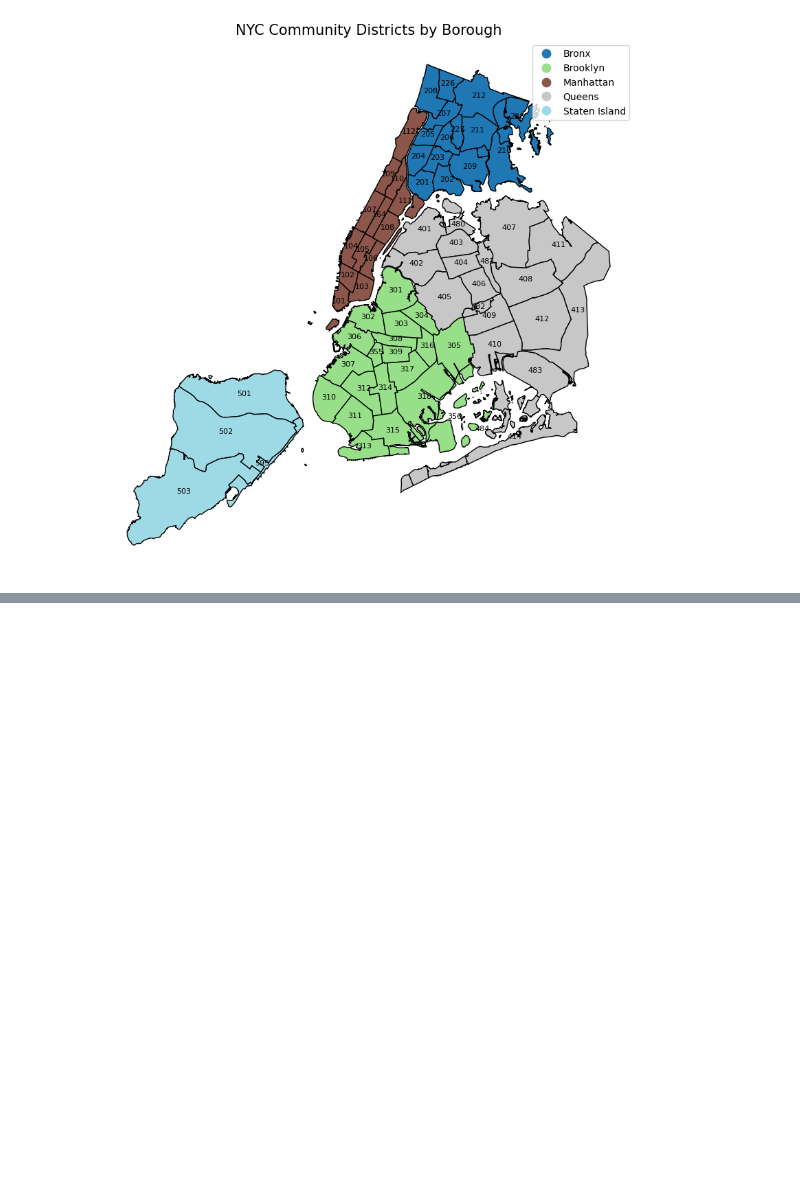
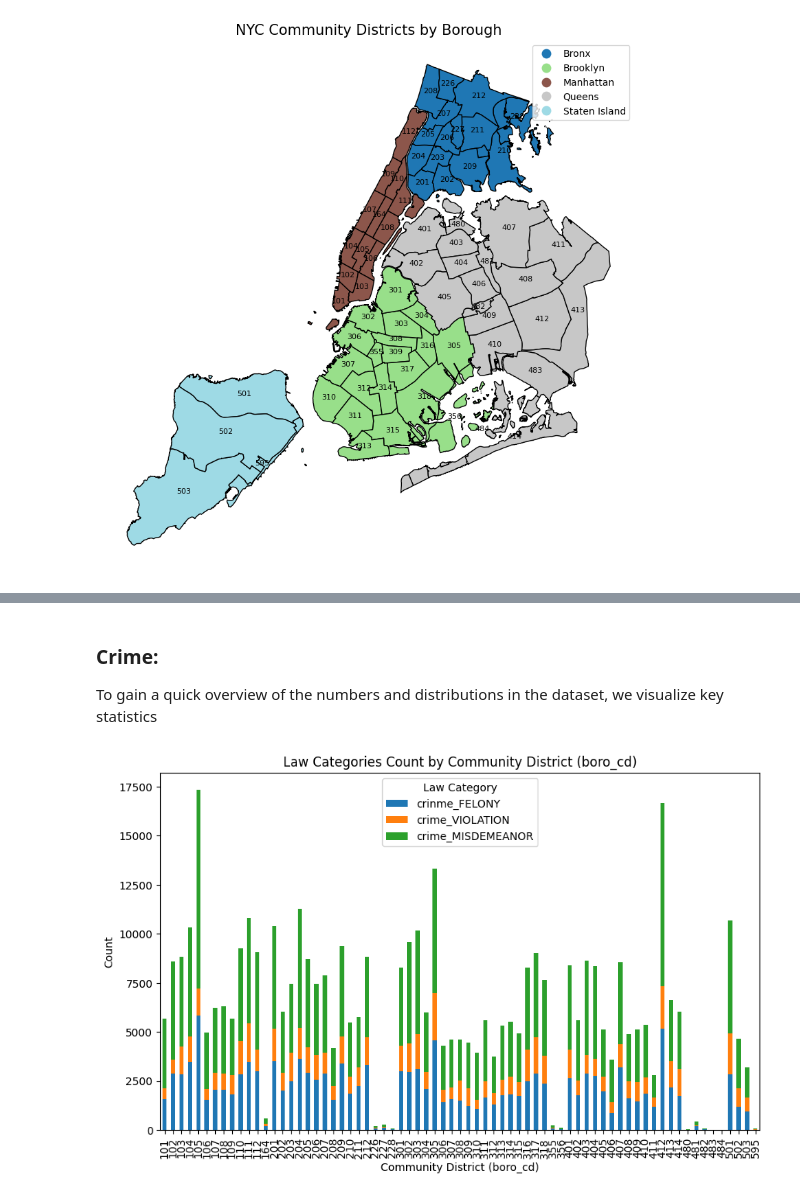
Before and after one commit to yamisukii/Dopp_NYCPriceAnalysis, a Jupyter notebook: notebooks/clusterig/FinalCluster.ipynb, the cells around one changed output, grey strips where cells are left out. Saved outputs shown, nothing was run; the diff lists cells and outputs as text; code cells hidden in the pictures; blank space fills up the shorter version.

```diff
--- a/notebooks/cluster.ipynb
+++ b/notebooks/clusterig/FinalCluster.ipynb
@@ -10,5 +46,8 @@ from shapely.geometry import Point
 # %%
-poi_df = pd.read_csv('../exports/POI.csv')
-income_df = pd.read_csv('../exports/Income.csv')
-poi_df.head()
+poi_df = pd.read_csv('../../exports/POI.csv')
+#income_df = pd.read_csv('../../exports/Income.csv')
+airbnb_df = pd.read_csv('../../exports/airbnb_data_processed.csv')
+complaint_df = pd.read_csv('../../exports/NYPD_Complaint_Data_Current__Year_To_Date__20241223_preprocessed.csv')
+shooting_df = pd.read_csv('../../exports/shootings_preprocessed.csv')
+airbnb_df.info()
 # %% [output]
@@ -20,0 +151,4 @@ poi_df.head()
+# %%
+
+complaint_df = complaint_df[['LAW_CAT_CD', 'New Georeferenced Column']]
+complaint_df.info()
@@ -21,2 +192,2 @@ poi_df.head()
 # %%
-districts_gdf = gpd.read_file('../geo/Community Districts.geojson')
+districts_gdf = gpd.read_file('../../geo/Community Districts.geojson')
@@ -129,0 +248,13 @@ final_merged_df.drop(columns=['latitude'], inplace=True)
+# %%
+
+complaint_df['geometry'] = complaint_df['New Georeferenced Column'].apply(loads)
+
+crime_gdf = gpd.GeoDataFrame(
+    complaint_df,
+    geometry='geometry',
+    crs="EPSG:4326"  # Assuming WGS84 latitude/longitude
+)
+
+crime_gdf = gpd.sjoin(crime_gdf, districts_gdf[['geometry', 'boro_cd']], how='left', predicate='within')
+crime_gdf = crime_gdf[['LAW_CAT_CD', 'geometry', 'boro_cd']]
+crime_gdf.head()
@@ -129,0 +332,19 @@ final_merged_df.drop(columns=['latitude'], inplace=True)
+# %% [markdown]
+### Crime:
+To gain a quick overview of the numbers and distributions in the dataset, we visualize key statistics
+# %%
+
+crime_gdf['crinme_FELONY'] = (crime_gdf['LAW_CAT_CD'] == 'FELONY').astype(int)
+crime_gdf['crime_VIOLATION'] = (crime_gdf['LAW_CAT_CD'] == 'VIOLATION').astype(int)
+crime_gdf['crime_MISDEMEANOR'] = (crime_gdf['LAW_CAT_CD'] == 'MISDEMEANOR').astype(int)
+
+aggregated_crime = crime_gdf.groupby('boro_cd')[['crinme_FELONY', 'crime_VIOLATION', 'crime_MISDEMEANOR']].sum().reset_index()
+aggregated_crime.set_index('boro_cd').plot(kind='bar', stacked=True, figsize=(10, 6))
+
+plt.title('Law Categories Count by Community District (boro_cd)')
+plt.xlabel('Community District (boro_cd)')
+plt.ylabel('Count')
+plt.legend(title='Law Category')
+plt.show()
+# %% [output]
+[figure, added]
```
Also changed, not shown: parts of 64 cells of this notebook, 17 other files.
